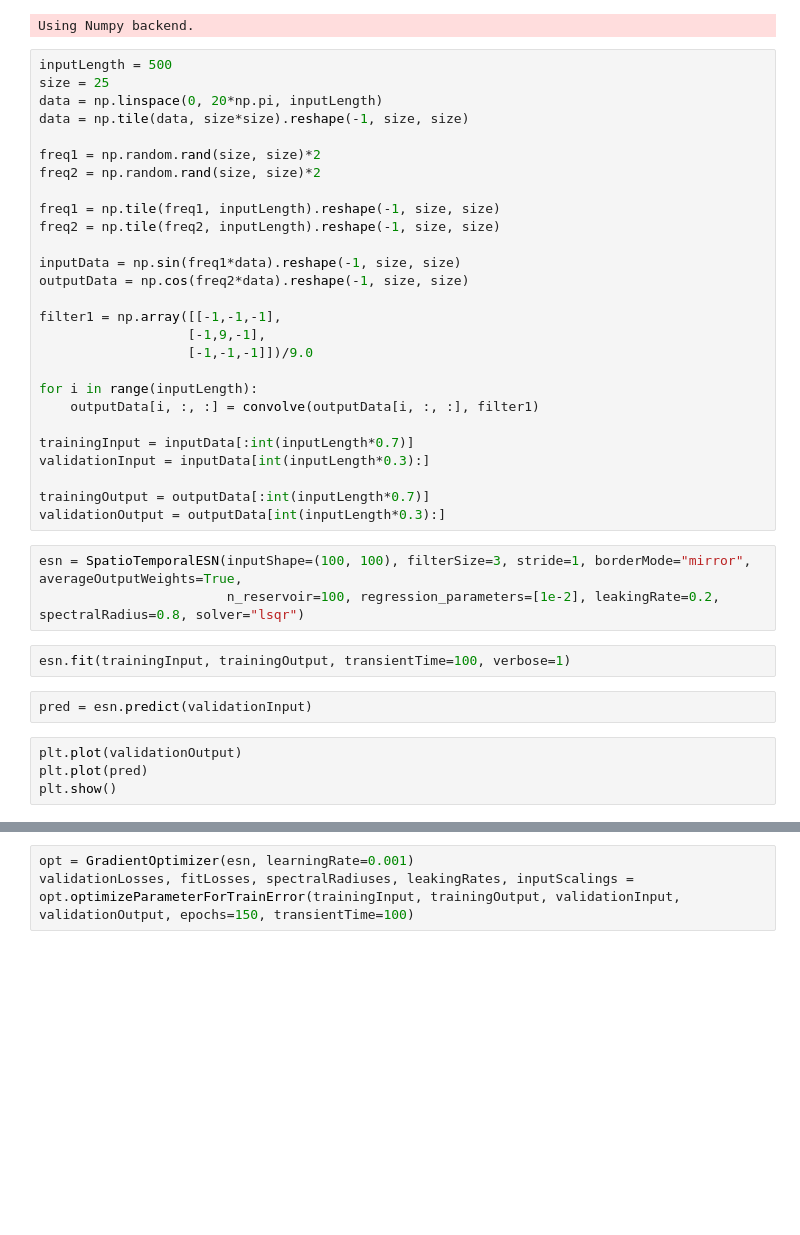
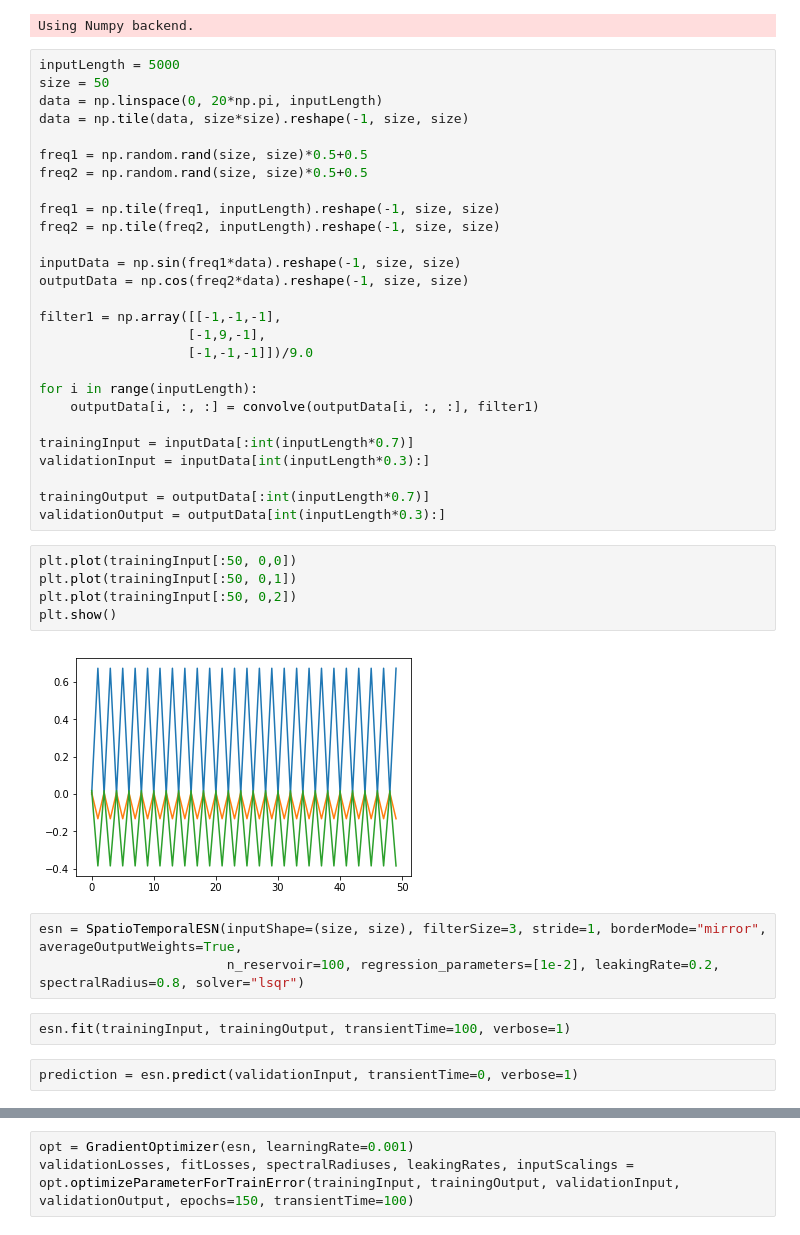
Before and after one commit to kalekiu/easyesn, a Jupyter notebook: examples/Untitled.ipynb, the cells around one changed output, grey strips where cells are left out. Saved outputs shown, nothing was run; the diff lists cells and outputs as text; blank space fills up the shorter version.

```diff
--- a/examples/Untitled.ipynb
+++ b/examples/Untitled.ipynb
@@ -14,13 +14,13 @@ from scipy.ndimage.filters import convolve
 # %% [output]
 Using Numpy backend.
 # %%
-inputLength = 500
-size = 25
+inputLength = 5000
+size = 50
 data = np.linspace(0, 20*np.pi, inputLength)
 data = np.tile(data, size*size).reshape(-1, size, size)
 
-freq1 = np.random.rand(size, size)*2
-freq2 = np.random.rand(size, size)*2
+freq1 = np.random.rand(size, size)*0.5+0.5
+freq2 = np.random.rand(size, size)*0.5+0.5
 
 freq1 = np.tile(freq1, inputLength).reshape(-1, size, size)
 freq2 = np.tile(freq2, inputLength).reshape(-1, size, size)
@@ -40,14 +40,17 @@ validationInput = inputData[int(inputLength*0.3):]
 
 trainingOutput = outputData[:int(inputLength*0.7)]
 validationOutput = outputData[int(inputLength*0.3):]
+# %%
+plt.plot(trainingInput[:50, 0,0])
+plt.plot(trainingInput[:50, 0,1])
+plt.plot(trainingInput[:50, 0,2])
+plt.show()
+# %% [output]
+[figure, added]
 # %%
-esn = SpatioTemporalESN(inputShape=(100, 100), filterSize=3, stride=1, borderMode="mirror", averageOutputWeights=True,
+esn = SpatioTemporalESN(inputShape=(size, size), filterSize=3, stride=1, borderMode="mirror", averageOutputWeights=True,
                         n_reservoir=100, regression_parameters=[1e-2], leakingRate=0.2, spectralRadius=0.8, solver="lsqr")
 # %%
 esn.fit(trainingInput, trainingOutput, transientTime=100, verbose=1)
 # %%
-pred = esn.predict(validationInput)
+prediction = esn.predict(validationInput, transientTime=0, verbose=1)
-# %%
-plt.plot(validationOutput)
-plt.plot(pred)
-plt.show()
```
Also changed, not shown: parts of 4 cells of this notebook, 2 other files.
